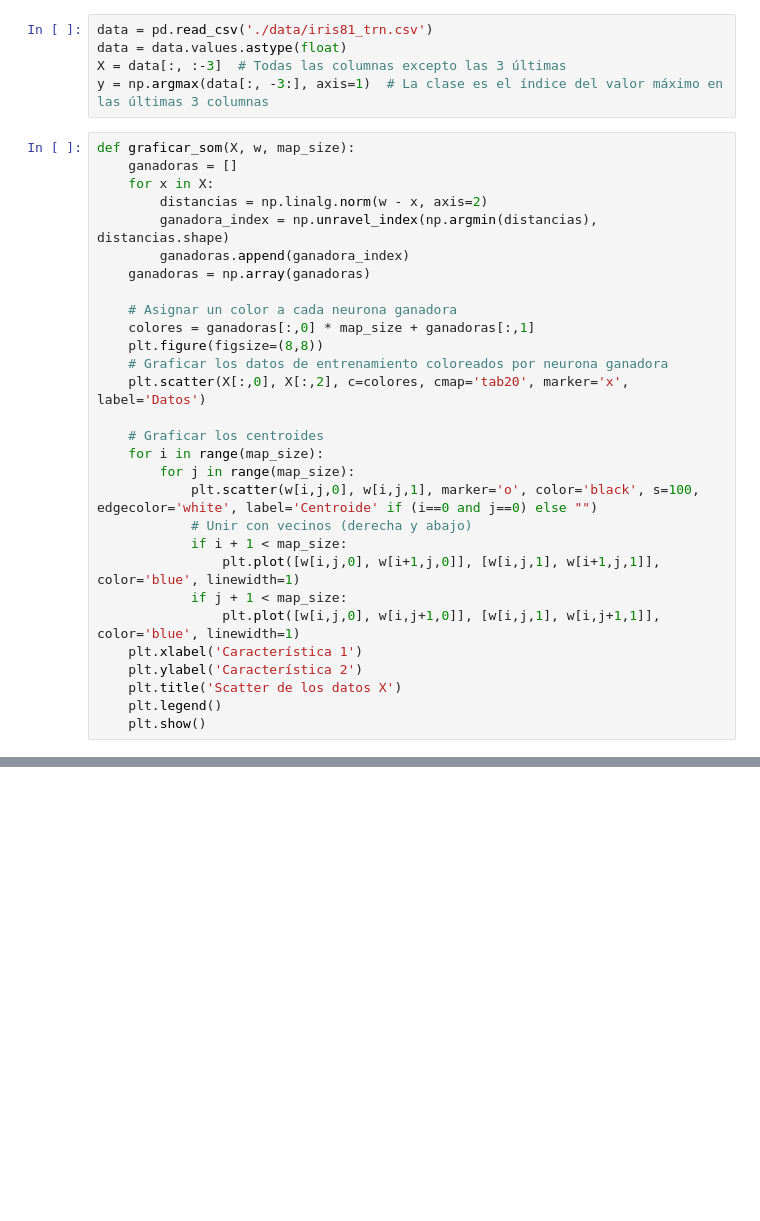
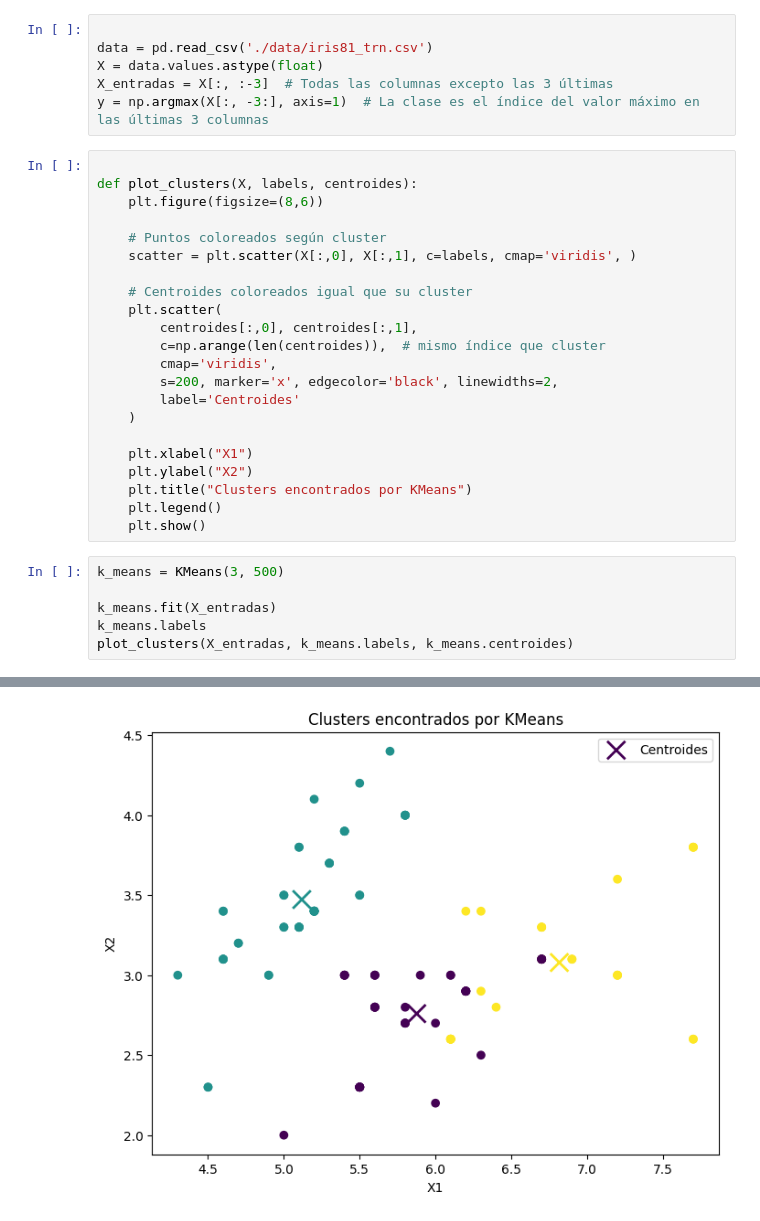
Before and after one commit to FaustoGabini/Inteligencia-Computacional, a Jupyter notebook: Guia4/ex2.ipynb, the cells around one changed output, grey strips where cells are left out. Drawn from its saved outputs; the diff is of its cells as text; blank space fills up the shorter version.

```diff
--- a/Guia4/ex2.ipynb
+++ b/Guia4/ex2.ipynb
@@ -6,34 +13,35 @@ from SOM import SOM
 # %%
+
 data = pd.read_csv('./data/iris81_trn.csv')
-data = data.values.astype(float)
-X = data[:, :-3]  # Todas las columnas excepto las 3 últimas
-y = np.argmax(data[:, -3:], axis=1)  # La clase es el índice del valor máximo en las últimas 3 columnas
+X = data.values.astype(float)
+X_entradas = X[:, :-3]  # Todas las columnas excepto las 3 últimas
+y = np.argmax(X[:, -3:], axis=1)  # La clase es el índice del valor máximo en las últimas 3 columnas
-# %%
-def graficar_som(X, w, map_size):
-    ganadoras = []
-    for x in X:
-        distancias = np.linalg.norm(w - x, axis=2)
-        ganadora_index = np.unravel_index(np.argmin(distancias), distancias.shape)
-        ganadoras.append(ganadora_index)
-    ganadoras = np.array(ganadoras)
-
-    # Asignar un color a cada neurona ganadora
-    colores = ganadoras[:,0] * map_size + ganadoras[:,1]
-    plt.figure(figsize=(8,8))
-    # Graficar los datos de entrenamiento coloreados por neurona ganadora
-    plt.scatter(X[:,0], X[:,2], c=colores, cmap='tab20', marker='x', label='Datos')
-
-    # Graficar los centroides
-    for i in range(map_size):
-        for j in range(map_size):
-            plt.scatter(w[i,j,0], w[i,j,1], marker='o', color='black', s=100, edgecolor='white', label='Centroide' if (i==0 and j==0) else "")
-            # Unir con vecinos (derecha y abajo)
-            if i + 1 < map_size:
-                plt.plot([w[i,j,0], w[i+1,j,0]], [w[i,j,1], w[i+1,j,1]], color='blue', linewidth=1)
-            if j + 1 < map_size:
-                plt.plot([w[i,j,0], w[i,j+1,0]], [w[i,j,1], w[i,j+1,1]], color='blue', linewidth=1)
-    plt.xlabel('Característica 1')
-    plt.ylabel('Característica 2')
-    plt.title('Scatter de los datos X')
-    plt.legend()
-    plt.show()
+# %%
+
+def plot_clusters(X, labels, centroides):
+    plt.figure(figsize=(8,6))
+
+    # Puntos coloreados según cluster
+    scatter = plt.scatter(X[:,0], X[:,1], c=labels, cmap='viridis', )
+
+    # Centroides coloreados igual que su cluster
+    plt.scatter(
+        centroides[:,0], centroides[:,1],
+        c=np.arange(len(centroides)),  # mismo índice que cluster
+        cmap='viridis',
+        s=200, marker='x', edgecolor='black', linewidths=2,
+        label='Centroides'
+    )
+
+    plt.xlabel("X1")
+    plt.ylabel("X2")
+    plt.title("Clusters encontrados por KMeans")
+    plt.legend()
+    plt.show()
+# %%
+k_means = KMeans(3, 500)
+
+k_means.fit(X_entradas)
+k_means.labels
+plot_clusters(X_entradas, k_means.labels, k_means.centroides)
+# %% [output]
@@ -39,0 +49 @@ def graficar_som(X, w, map_size):
+[figure, added]
```
Also changed, not shown: parts of 17 cells of this notebook, 5 other files.
